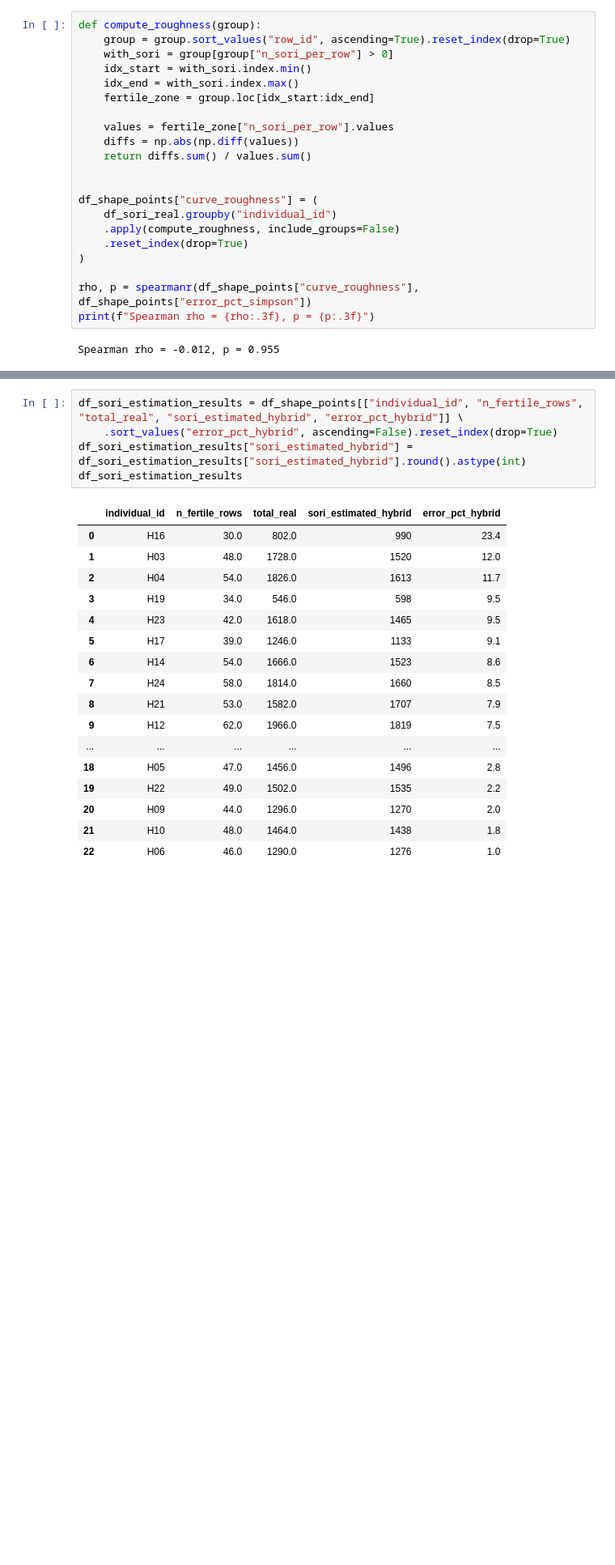
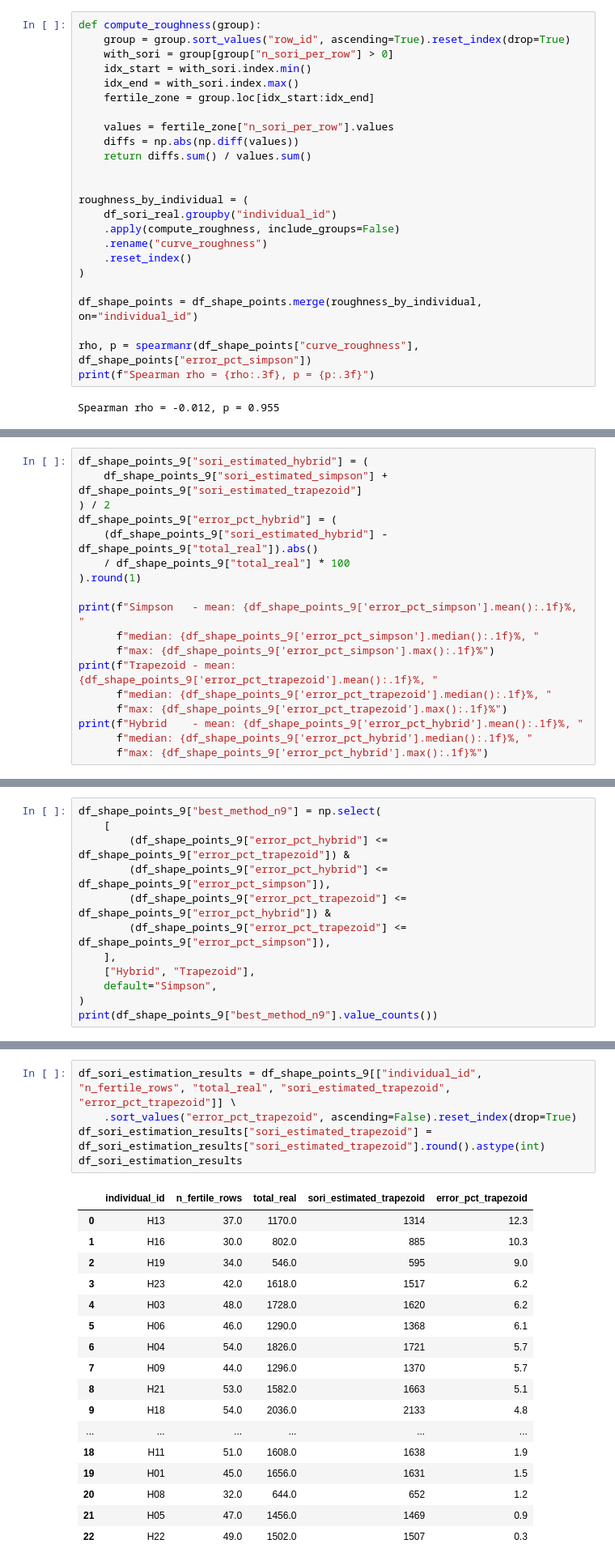
Before and after one commit to juan-llanos/fern-reproductive-morphometrics, a Jupyter notebook: notebooks/06_sori_estimation_reduced_sampling.ipynb, the cells around one changed output, grey strips where cells are left out. Shown at 81% size. Drawn from its saved outputs; the diff is of its cells as text; blank space fills up the shorter version.

```diff
--- a/notebooks/06_sori_estimation_reduced_sampling.ipynb
+++ b/notebooks/06_sori_estimation_reduced_sampling.ipynb
@@ -192,11 +308,14 @@ def compute_roughness(group):
     return diffs.sum() / values.sum()
 
 
-df_shape_points["curve_roughness"] = (
+roughness_by_individual = (
     df_sori_real.groupby("individual_id")
     .apply(compute_roughness, include_groups=False)
-    .reset_index(drop=True)
+    .rename("curve_roughness")
+    .reset_index()
 )
+
+df_shape_points = df_shape_points.merge(roughness_by_individual, on="individual_id")
 
 rho, p = spearmanr(df_shape_points["curve_roughness"], df_shape_points["error_pct_simpson"])
 print(f"Spearman rho = {rho:.3f}, p = {p:.3f}")
@@ -341,0 +714,18 @@ Averaging both estimates preserves Simpson's average and median performance (6.9
+# %%
+df_shape_points_9["sori_estimated_hybrid"] = (
+    df_shape_points_9["sori_estimated_simpson"] + df_shape_points_9["sori_estimated_trapezoid"]
+) / 2
+df_shape_points_9["error_pct_hybrid"] = (
+    (df_shape_points_9["sori_estimated_hybrid"] - df_shape_points_9["total_real"]).abs()
+    / df_shape_points_9["total_real"] * 100
+).round(1)
+
+print(f"Simpson   - mean: {df_shape_points_9['error_pct_simpson'].mean():.1f}%, "
+      f"median: {df_shape_points_9['error_pct_simpson'].median():.1f}%, "
+      f"max: {df_shape_points_9['error_pct_simpson'].max():.1f}%")
+print(f"Trapezoid - mean: {df_shape_points_9['error_pct_trapezoid'].mean():.1f}%, "
+      f"median: {df_shape_points_9['error_pct_trapezoid'].median():.1f}%, "
+      f"max: {df_shape_points_9['error_pct_trapezoid'].max():.1f}%")
+print(f"Hybrid    - mean: {df_shape_points_9['error_pct_hybrid'].mean():.1f}%, "
+      f"median: {df_shape_points_9['error_pct_hybrid'].median():.1f}%, "
+      f"max: {df_shape_points_9['error_pct_hybrid'].max():.1f}%")
@@ -341,0 +785,12 @@ Averaging both estimates preserves Simpson's average and median performance (6.9
+# %%
+df_shape_points_9["best_method_n9"] = np.select(
+    [
+        (df_shape_points_9["error_pct_hybrid"] <= df_shape_points_9["error_pct_trapezoid"]) &
+        (df_shape_points_9["error_pct_hybrid"] <= df_shape_points_9["error_pct_simpson"]),
+        (df_shape_points_9["error_pct_trapezoid"] <= df_shape_points_9["error_pct_hybrid"]) &
+        (df_shape_points_9["error_pct_trapezoid"] <= df_shape_points_9["error_pct_simpson"]),
+    ],
+    ["Hybrid", "Trapezoid"],
+    default="Simpson",
+)
+print(df_shape_points_9["best_method_n9"].value_counts())
@@ -344,23 +815,23 @@ Averaging both estimates preserves Simpson's average and median performance (6.9
 # %%
-df_sori_estimation_results = df_shape_points[["individual_id", "n_fertile_rows", "total_real", "sori_estimated_hybrid", "error_pct_hybrid"]] \
-    .sort_values("error_pct_hybrid", ascending=False).reset_index(drop=True)
-df_sori_estimation_results["sori_estimated_hybrid"] = df_sori_estimation_results["sori_estimated_hybrid"].round().astype(int)
+df_sori_estimation_results = df_shape_points_9[["individual_id", "n_fertile_rows", "total_real", "sori_estimated_trapezoid", "error_pct_trapezoid"]] \
+    .sort_values("error_pct_trapezoid", ascending=False).reset_index(drop=True)
+df_sori_estimation_results["sori_estimated_trapezoid"] = df_sori_estimation_results["sori_estimated_trapezoid"].round().astype(int)
 df_sori_estimation_results
 # %% [output]
-|  | individual_id | n_fertile_rows | total_real | sori_estimated_hybrid | error_pct_hybrid |
-| 0 | H16 | 30.0 | 802.0 | 990 | 23.4 |
-| 1 | H03 | 48.0 | 1728.0 | 1520 | 12.0 |
-| 2 | H04 | 54.0 | 1826.0 | 1613 | 11.7 |
-| 3 | H19 | 34.0 | 546.0 | 598 | 9.5 |
-| 4 | H23 | 42.0 | 1618.0 | 1465 | 9.5 |
-| 5 | H17 | 39.0 | 1246.0 | 1133 | 9.1 |
-| 6 | H14 | 54.0 | 1666.0 | 1523 | 8.6 |
-| 7 | H24 | 58.0 | 1814.0 | 1660 | 8.5 |
-| 8 | H21 | 53.0 | 1582.0 | 1707 | 7.9 |
-| 9 | H12 | 62.0 | 1966.0 | 1819 | 7.5 |
+|  | individual_id | n_fertile_rows | total_real | sori_estimated_trapezoid | error_pct_trapezoid |
+| 0 | H13 | 37.0 | 1170.0 | 1314 | 12.3 |
+| 1 | H16 | 30.0 | 802.0 | 885 | 10.3 |
+| 2 | H19 | 34.0 | 546.0 | 595 | 9.0 |
+| 3 | H23 | 42.0 | 1618.0 | 1517 | 6.2 |
+| 4 | H03 | 48.0 | 1728.0 | 1620 | 6.2 |
+| 5 | H06 | 46.0 | 1290.0 | 1368 | 6.1 |
+| 6 | H04 | 54.0 | 1826.0 | 1721 | 5.7 |
+| 7 | H09 | 44.0 | 1296.0 | 1370 | 5.7 |
+| 8 | H21 | 53.0 | 1582.0 | 1663 | 5.1 |
+| 9 | H18 | 54.0 | 2036.0 | 2133 | 4.8 |
 | ... | ... | ... | ... | ... | ... |
-| 18 | H05 | 47.0 | 1456.0 | 1496 | 2.8 |
-| 19 | H22 | 49.0 | 1502.0 | 1535 | 2.2 |
-| 20 | H09 | 44.0 | 1296.0 | 1270 | 2.0 |
-| 21 | H10 | 48.0 | 1464.0 | 1438 | 1.8 |
-| 22 | H06 | 46.0 | 1290.0 | 1276 | 1.0 |
+| 18 | H11 | 51.0 | 1608.0 | 1638 | 1.9 |
+| 19 | H01 | 45.0 | 1656.0 | 1631 | 1.5 |
+| 20 | H08 | 32.0 | 644.0 | 652 | 1.2 |
+| 21 | H05 | 47.0 | 1456.0 | 1469 | 0.9 |
+| 22 | H22 | 49.0 | 1502.0 | 1507 | 0.3 |
```
Also changed, not shown: parts of 47 cells of this notebook, 4 other files.
